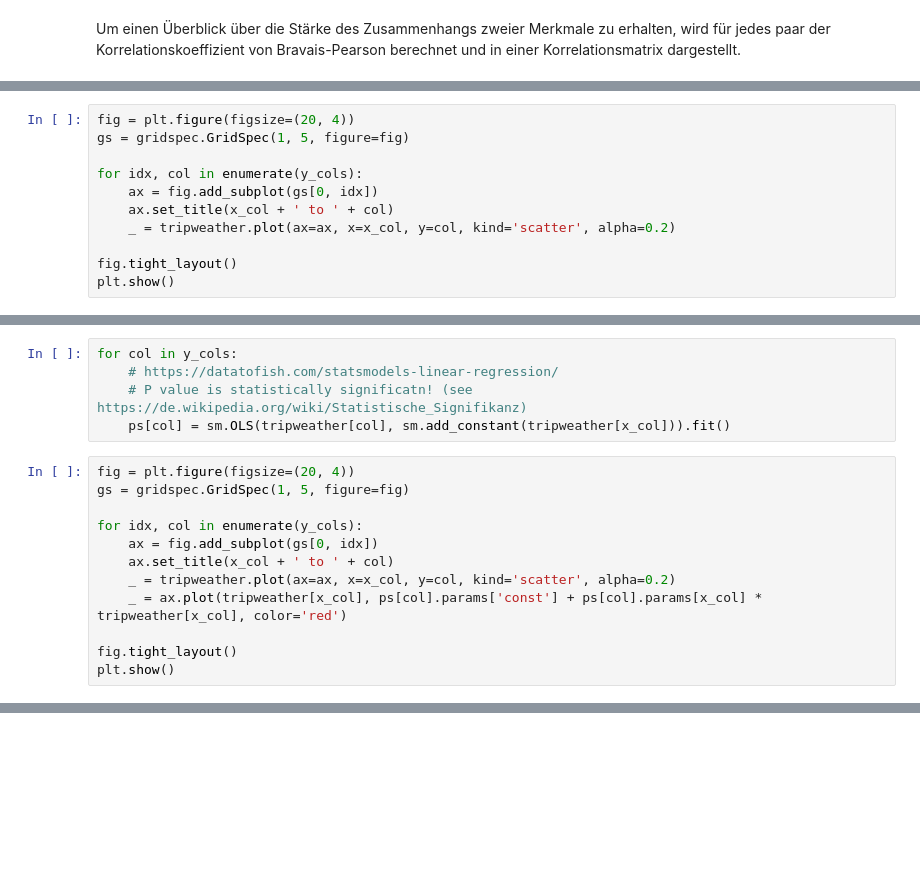
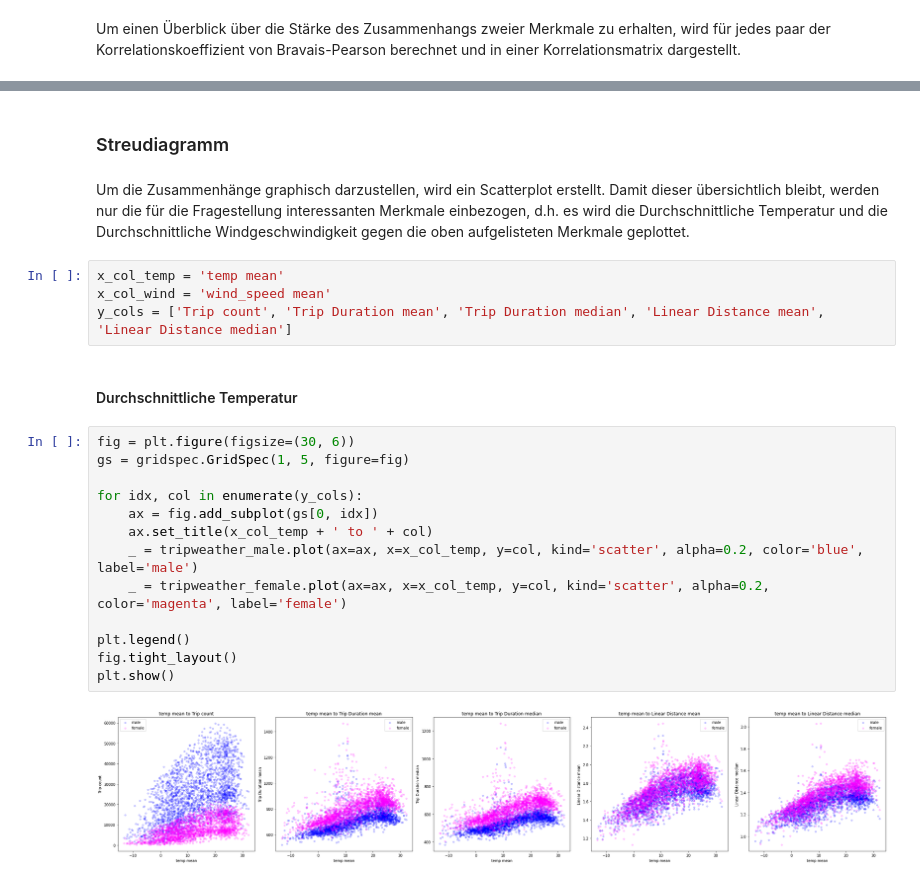
Before and after one commit to iwanimsand/ffhs-semarb-statda-davi-public, a Jupyter notebook: notebooks/2_0_SemArb-StatDa_Regressionsanalyse.ipynb, the cells around one changed output, grey strips where cells are left out. Cells and saved outputs as stored; diff of their text form; blank space fills up the shorter version.

```diff
--- a/notebooks/2_0_SemArb-StatDa_Regressionsanalyse.ipynb
+++ b/notebooks/2_0_SemArb-StatDa_Regressionsanalyse.ipynb
@@ -96,11 +118,0 @@ y_cols = ['Trip count', 'Trip Duration mean', 'Trip Duration median', 'Linear Di
-# %%
-fig = plt.figure(figsize=(20, 4))
-gs = gridspec.GridSpec(1, 5, figure=fig)
-
-for idx, col in enumerate(y_cols):
-    ax = fig.add_subplot(gs[0, idx])
-    ax.set_title(x_col + ' to ' + col)
-    _ = tripweather.plot(ax=ax, x=x_col, y=col, kind='scatter', alpha=0.2)
-
-fig.tight_layout()
-plt.show()
@@ -113,17 +118,0 @@ ps = {}
-# %%
-for col in y_cols:
-    # https://datatofish.com/statsmodels-linear-regression/
-    # P value is statistically significatn! (see https://de.wikipedia.org/wiki/Statistische_Signifikanz)
-    ps[col] = sm.OLS(tripweather[col], sm.add_constant(tripweather[x_col])).fit()
-# %%
-fig = plt.figure(figsize=(20, 4))
-gs = gridspec.GridSpec(1, 5, figure=fig)
-
-for idx, col in enumerate(y_cols):
-    ax = fig.add_subplot(gs[0, idx])
-    ax.set_title(x_col + ' to ' + col)
-    _ = tripweather.plot(ax=ax, x=x_col, y=col, kind='scatter', alpha=0.2)
-    _ = ax.plot(tripweather[x_col], ps[col].params['const'] + ps[col].params[x_col] * tripweather[x_col], color='red')
-
-fig.tight_layout()
-plt.show()
@@ -178,0 +187,25 @@ _ = sm.graphics.plot_regress_exog(ps['Trip count'], 'temp mean', fig=fig)
+# %% [markdown]
+### Streudiagramm
+# %% [markdown]
+Um die Zusammenhänge graphisch darzustellen, wird ein Scatterplot erstellt. Damit dieser übersichtlich bleibt, werden nur die für die Fragestellung interessanten Merkmale einbezogen, d.h. es wird die Durchschnittliche Temperatur und die Durchschnittliche Windgeschwindigkeit gegen die oben aufgelisteten Merkmale geplottet.
+# %%
+x_col_temp = 'temp mean'
+x_col_wind = 'wind_speed mean'
+y_cols = ['Trip count', 'Trip Duration mean', 'Trip Duration median', 'Linear Distance mean', 'Linear Distance median']
+# %% [markdown]
+#### Durchschnittliche Temperatur
+# %%
+fig = plt.figure(figsize=(30, 6))
+gs = gridspec.GridSpec(1, 5, figure=fig)
+
+for idx, col in enumerate(y_cols):
+    ax = fig.add_subplot(gs[0, idx])
+    ax.set_title(x_col_temp + ' to ' + col)
+    _ = tripweather_male.plot(ax=ax, x=x_col_temp, y=col, kind='scatter', alpha=0.2, color='blue', label='male')
+    _ = tripweather_female.plot(ax=ax, x=x_col_temp, y=col, kind='scatter', alpha=0.2, color='magenta', label='female')
+
+plt.legend()
+fig.tight_layout()
+plt.show()
+# %% [output]
+[figure, added]
```
Also changed, not shown: parts of 92 cells of this notebook, 3 other files.
